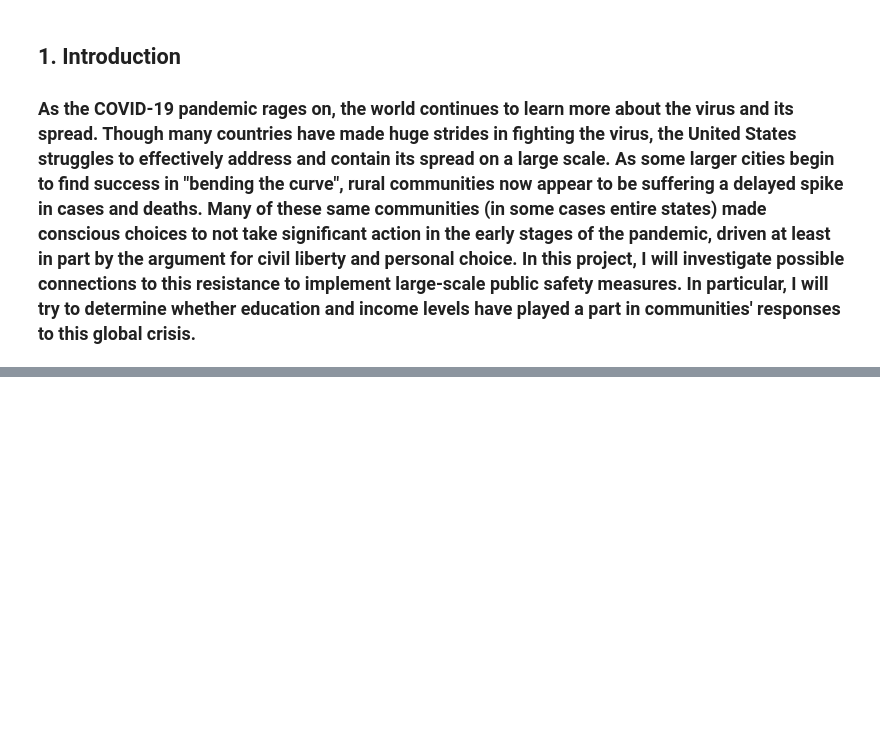
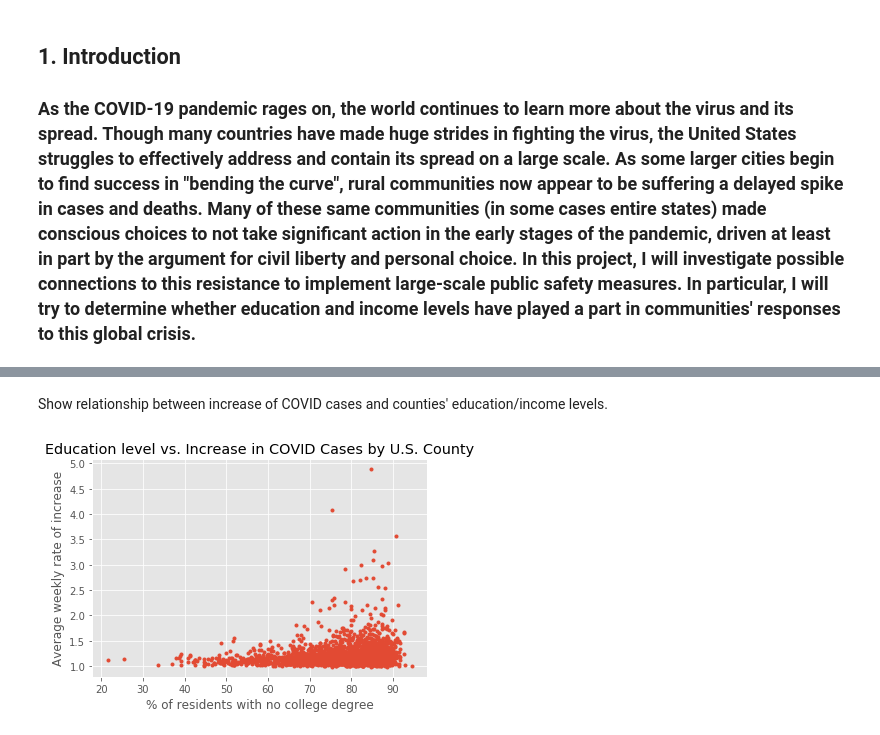
Before and after one commit to rc81590/Coursera_Capstone, a Jupyter notebook: Capstone - Final Project.ipynb, the cells around one changed output, grey strips where cells are left out. Cells and saved outputs as stored; diff of their text form; code cells hidden in the pictures; blank space fills up the shorter version.

```diff
--- a/Capstone - Final Project.ipynb
+++ b/Capstone - Final Project.ipynb
@@ -14,0 +155,3 @@
+# %%
+covid_ROI = covid_week2[['County', 'State', 'avg_ROI']]
+covid_ROI.head()
@@ -14,0 +210,24 @@
+# %%
+for index, row in ed.iterrows():
+    if row['County'].endswith('County'):
+        ed.loc[index, 'County'] = ed.loc[index, 'County'][:-7]
+    elif row['County'].endswith('City and Borough'):
+        ed.loc[index, 'County'] = ed.loc[index, 'County'][:-17]
+    elif row['County'].endswith('Borough'):
+        ed.loc[index, 'County'] = ed.loc[index, 'County'][:-8]
+    elif row['County'].endswith('Borough/municipality'):
+        ed.loc[index, 'County'] = ed.loc[index, 'County'][:-21]
+    elif row['County'].endswith('Borough/city'):
+        ed.loc[index, 'County'] = ed.loc[index, 'County'][:-13]
+    elif row['County'].endswith('Municipality'):
+        ed.loc[index, 'County'] = ed.loc[index, 'County'][:-13]
+    elif row['County'].endswith('Parish'):
+        ed.loc[index, 'County'] = ed.loc[index, 'County'][:-7]
+    elif row['County'].endswith('County/town'):
+        ed.loc[index, 'County'] = ed.loc[index, 'County'][:-12]
+    elif row['County'].endswith('County/city'):
+        ed.loc[index, 'County'] = ed.loc[index, 'County'][:-12]
+    elif row['County'].endswith('Census Area'):
+        ed.loc[index, 'County'] = ed.loc[index, 'County'][:-12]
+    elif row['State'] == 'Virginia' and row['County'].endswith('city'):
+        ed.loc[index, 'County'] = ed.loc[index, 'County'][:-5]
@@ -14,0 +319,5 @@
+# %%
+ed_comb = ed.copy()
+ed_comb['no_degree'] = ed_comb['% no_diploma'] + ed_comb['% hs_diploma'] + ed_comb['% some_college']
+ed_comb.drop(columns = ['% no_diploma', '% hs_diploma', '% some_college'], inplace = True)
+ed_comb.rename(columns = {'% bach_plus': 'degree'}, inplace = True)
@@ -14,0 +326,2 @@
+# %%
+covid_ed = pd.merge(covid_ROI, ed_comb, on = ['County','State'])
@@ -14,0 +360,10 @@
+# %% [markdown]
+Show relationship between increase of COVID cases and counties' education/income levels.
+# %%
+plt.plot(covid_ed.no_degree, covid_ed.avg_ROI, '.')
+plt.xlabel('% of residents with no college degree')
+plt.ylabel('Average weekly rate of increase')
+plt.title('Education level vs. Increase in COVID Cases by U.S. County')
+plt.show()
+# %% [output]
+[figure, added]
```
Also changed, not shown: parts of 49 cells of this notebook.
